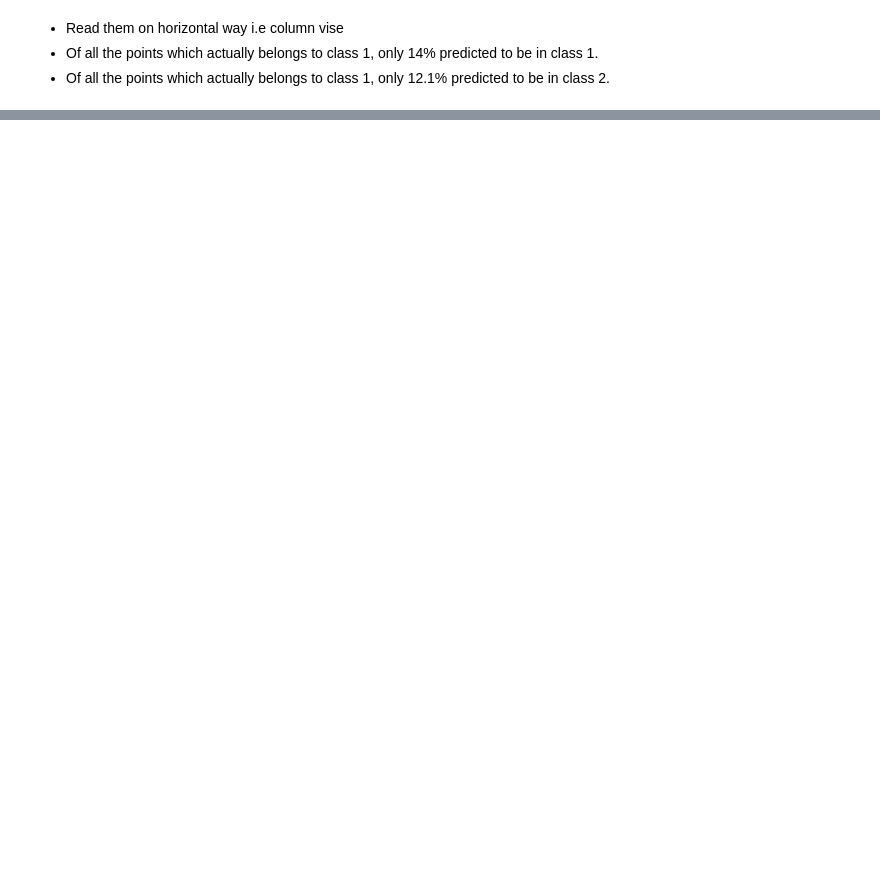
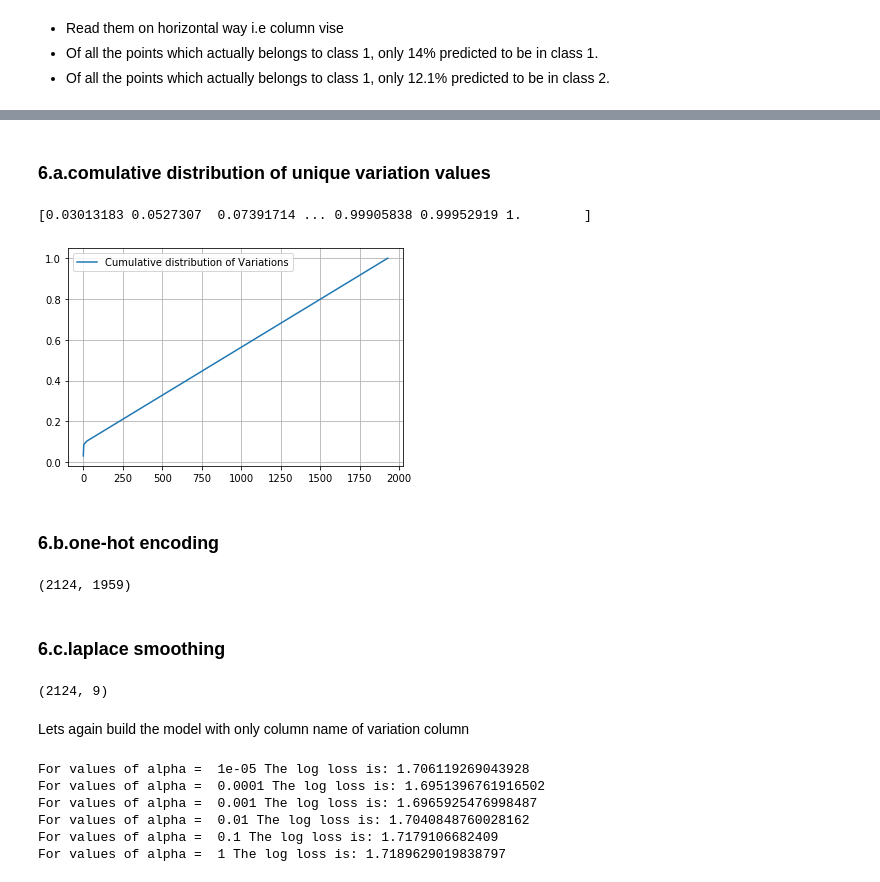
Before and after one commit to HassanSherwani/Kaggle_Challenges, a Jupyter notebook: Personalized Medicine: Redefining Cancer Treatment/Notebook.ipynb, the cells around one changed output, grey strips where cells are left out. Drawn from its saved outputs; the diff is of its cells as text; code cells hidden in the pictures; blank space fills up the shorter version.

```diff
--- a/Personalized Medicine: Redefining Cancer Treatment/Notebook.ipynb
+++ b/Personalized Medicine: Redefining Cancer Treatment/Notebook.ipynb
@@ -558,0 +822,3 @@ plt.show()
+# %%
+unique_variations = train_df['Variation'].value_counts()
+print('Number of Unique Variations :', unique_variations.shape[0])
@@ -558,0 +842,16 @@ plt.show()
+# %% [markdown]
+### 6.a.comulative distribution of unique variation values
+# %%
+s = sum(unique_variations.values);
+h = unique_variations.values/s;
+c = np.cumsum(h)
+print(c)
+plt.plot(c,label='Cumulative distribution of Variations')
+plt.grid()
+plt.legend()
+plt.show()
+# %% [output]
+[0.03013183 0.0527307  0.07391714 ... 0.99905838 0.99952919 1.        ]
+[figure, added]
+# %% [markdown]
+### 6.b.one-hot encoding
@@ -558,0 +864,6 @@ plt.show()
+# %%
+train_variation_feature_onehotCoding.shape
+# %% [output]
+(2124, 1959)
+# %% [markdown]
+### 6.c.laplace smoothing
@@ -558,0 +879,6 @@ plt.show()
+# %%
+train_variation_feature_responseCoding.shape
+# %% [output]
+(2124, 9)
+# %% [markdown]
+Lets again build the model with only column name of variation column
@@ -558,0 +888,22 @@ plt.show()
+# %%
+# We will be using SGD classifier
+# http://scikit-learn.org/stable/modules/generated/sklearn.linear_model.SGDClassifier.html
+# We will also be using Calibrated Classifier to get the result into probablity format t be used for log loss
+cv_log_error_array=[]
+for i in alpha:
+    clf = SGDClassifier(alpha=i, penalty='l2', loss='log', random_state=42)
+    clf.fit(train_variation_feature_onehotCoding, y_train)
+
+    sig_clf = CalibratedClassifierCV(clf, method="sigmoid")
+    sig_clf.fit(train_variation_feature_onehotCoding, y_train)
+    predict_y = sig_clf.predict_proba(cv_variation_feature_onehotCoding)
+
+    cv_log_error_array.append(log_loss(y_cv, predict_y, labels=clf.classes_, eps=1e-15))
+    print('For values of alpha = ', i, "The log loss is:",log_loss(y_cv, predict_y, labels=clf.classes_, eps=1e-15))
+# %% [output]
+For values of alpha =  1e-05 The log loss is: 1.706119269043928
+For values of alpha =  0.0001 The log loss is: 1.6951396761916502
+For values of alpha =  0.001 The log loss is: 1.6965925476998487
+For values of alpha =  0.01 The log loss is: 1.7040848760028162
+For values of alpha =  0.1 The log loss is: 1.7179106682409
+For values of alpha =  1 The log loss is: 1.7189629019838797
```
Also changed, not shown: parts of 96 cells of this notebook.
